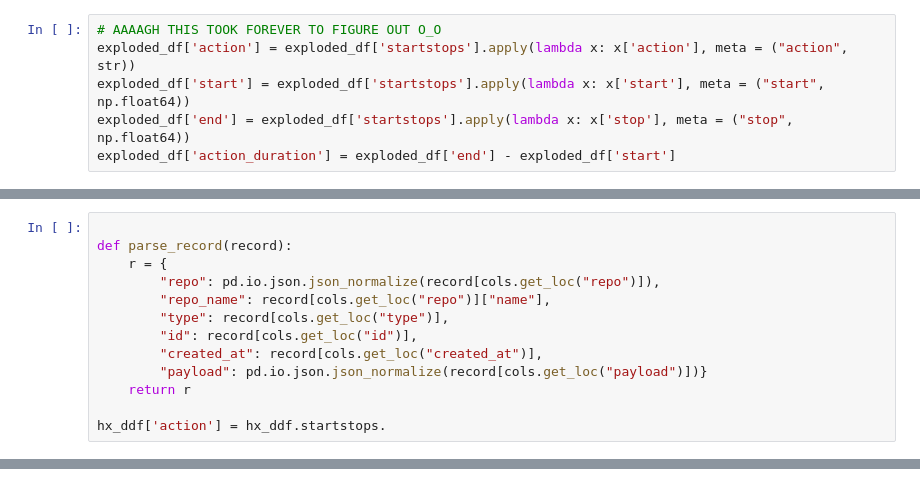
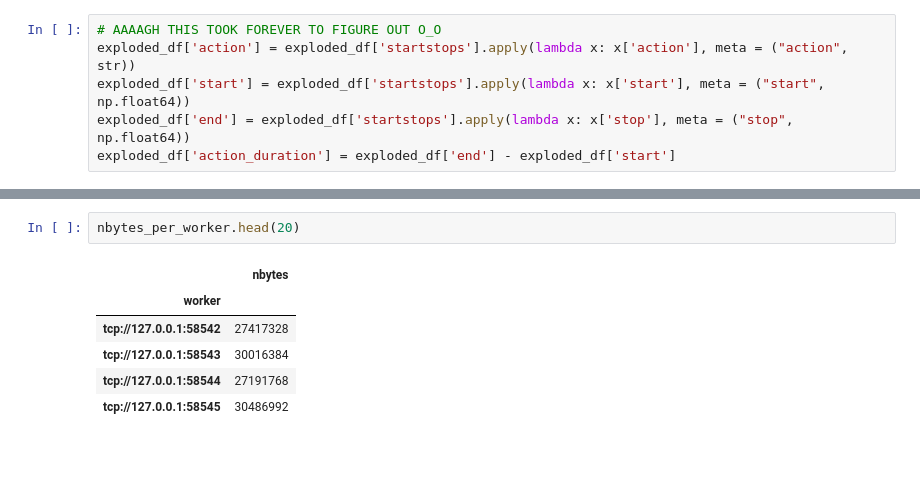
Before and after one commit to mlkimmins/dask_rsds_scheduler_research, a Jupyter notebook: nyc_taxi_distributed.ipynb, the cells around one changed output, grey strips where cells are left out. Drawn from its saved outputs; the diff is of its cells as text; blank space fills up the shorter version.

```diff
--- a/nyc_taxi_distributed.ipynb
+++ b/nyc_taxi_distributed.ipynb
@@ -254,13 +204,0 @@ exploded_df.head()
-# %%
-
-def parse_record(record):
-    r = {
-        "repo": pd.io.json.json_normalize(record[cols.get_loc("repo")]),
-        "repo_name": record[cols.get_loc("repo")]["name"],
-        "type": record[cols.get_loc("type")],
-        "id": record[cols.get_loc("id")],
-        "created_at": record[cols.get_loc("created_at")],
-        "payload": pd.io.json.json_normalize(record[cols.get_loc("payload")])}
-    return r
-
-hx_ddf['action'] = hx_ddf.startstops.
@@ -294,0 +226,9 @@ dtype: object
+# %%
+nbytes_per_worker.head(20)
+# %% [output]
+|  | nbytes |
+| worker |  |
+| tcp://127.0.0.1:58542 | 27417328 |
+| tcp://127.0.0.1:58543 | 30016384 |
+| tcp://127.0.0.1:58544 | 27191768 |
+| tcp://127.0.0.1:58545 | 30486992 |
```
Also changed, not shown: parts of 15 cells of this notebook.
